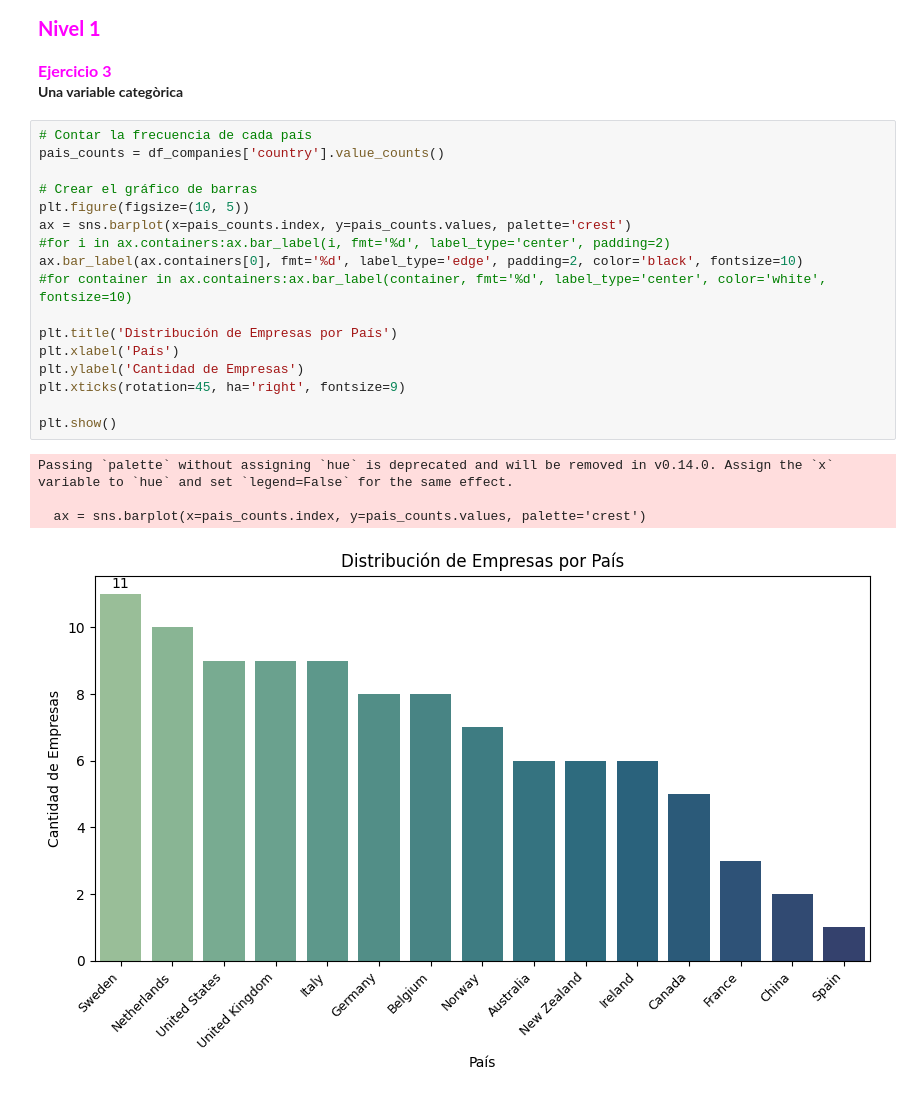
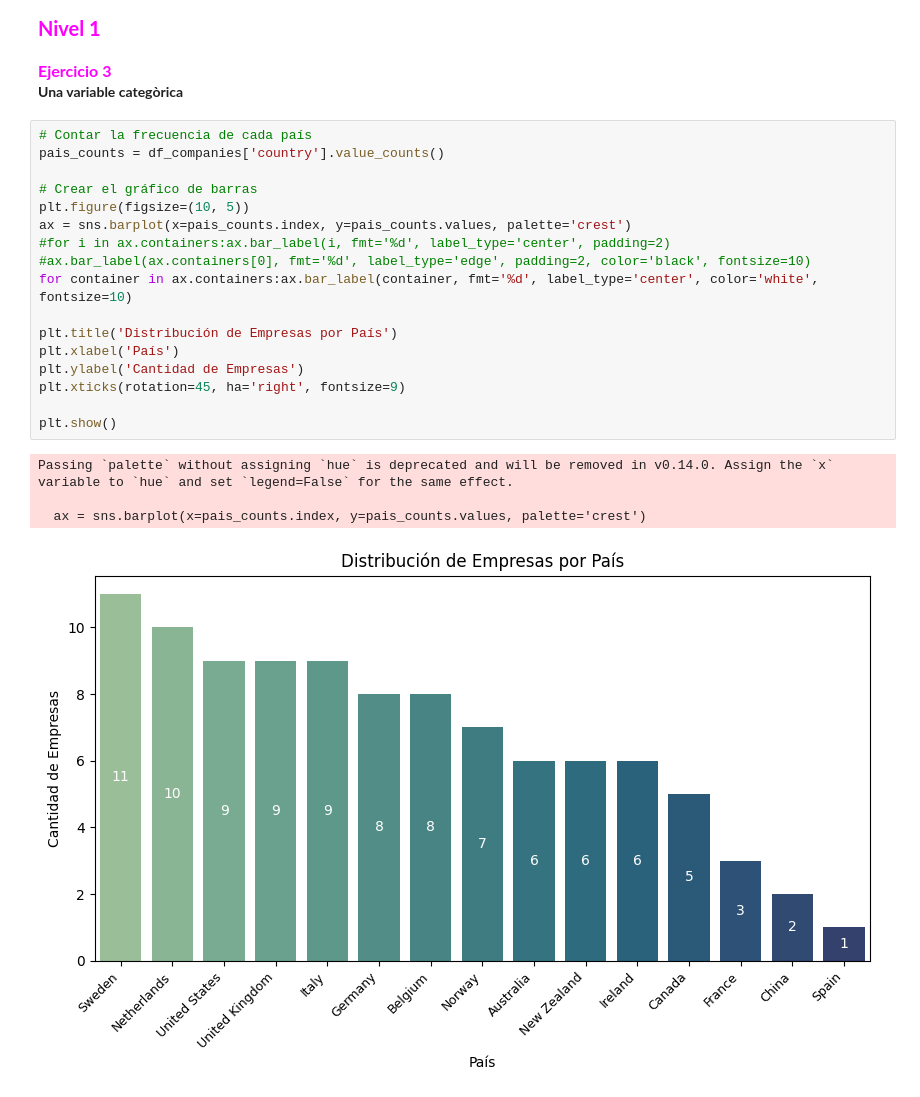
Before and after one commit to Nathalia-GM2912/Data_Analytics_2024, a Jupyter notebook: Sprint_8_Python/Sprint_8.01.ipynb, the cells around one changed output. Saved outputs shown, nothing was run; the diff lists cells and outputs as text.

```diff
--- a/Sprint_8_Python/Sprint_8.01.ipynb
+++ b/Sprint_8_Python/Sprint_8.01.ipynb
@@ -212,22 +305,22 @@ Lorem ipsum dolor sit amet, consectetur adipiscing elit, sed do eiusmod tempor i
 # %%
 # Contar la frecuencia de cada país
 pais_counts = df_companies['country'].value_counts()
 
 # Crear el gráfico de barras
 plt.figure(figsize=(10, 5))
 ax = sns.barplot(x=pais_counts.index, y=pais_counts.values, palette='crest')
 #for i in ax.containers:ax.bar_label(i, fmt='%d', label_type='center', padding=2)
-ax.bar_label(ax.containers[0], fmt='%d', label_type='edge', padding=2, color='black', fontsize=10)
-#for container in ax.containers:ax.bar_label(container, fmt='%d', label_type='center', color='white', fontsize=10)
+#ax.bar_label(ax.containers[0], fmt='%d', label_type='edge', padding=2, color='black', fontsize=10)
+for container in ax.containers:ax.bar_label(container, fmt='%d', label_type='center', color='white', fontsize=10)
 
 plt.title('Distribución de Empresas por País')
 plt.xlabel('País')
 plt.ylabel('Cantidad de Empresas')
 plt.xticks(rotation=45, ha='right', fontsize=9)
 
 plt.show()
 # %% [output]
 Passing `palette` without assigning `hue` is deprecated and will be removed in v0.14.0. Assign the `x` variable to `hue` and set `legend=False` for the same effect.
 
   ax = sns.barplot(x=pais_counts.index, y=pais_counts.values, palette='crest')
-[figure, old version]
+[figure, new version]
```
Also changed, not shown: parts of 19 cells of this notebook.
